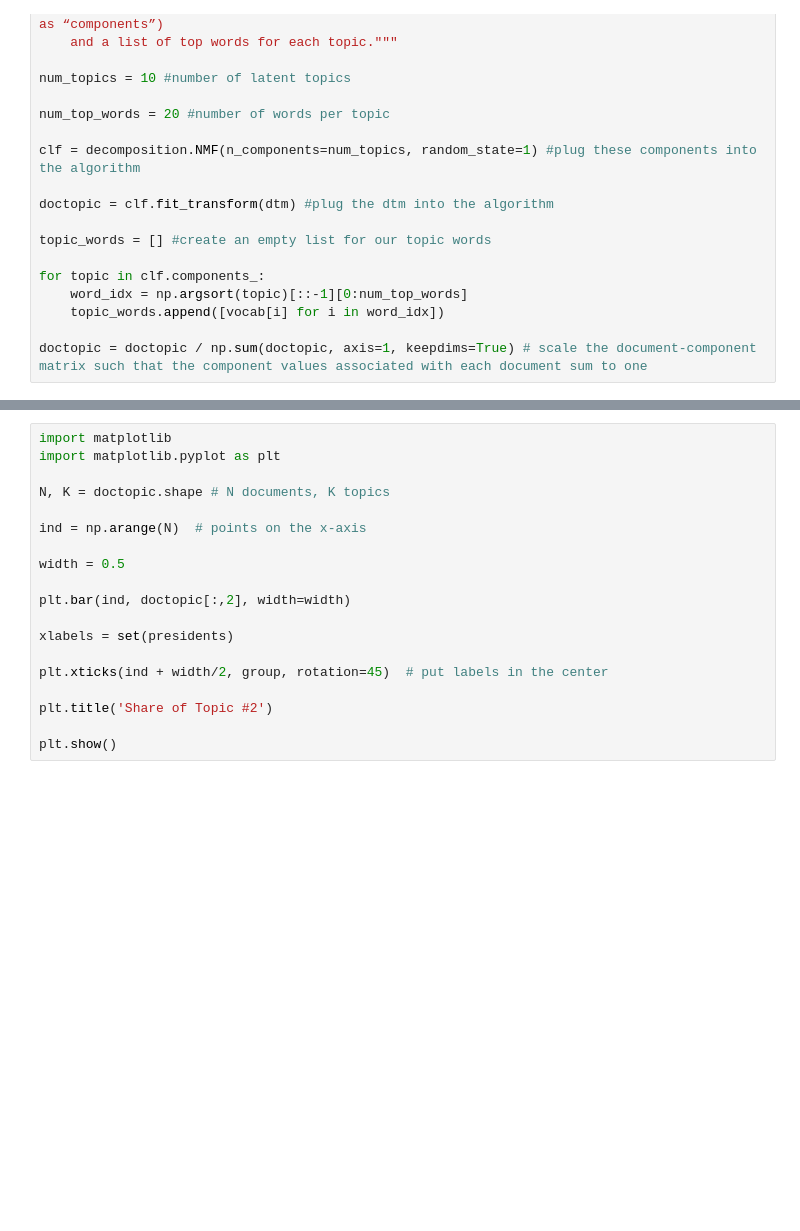
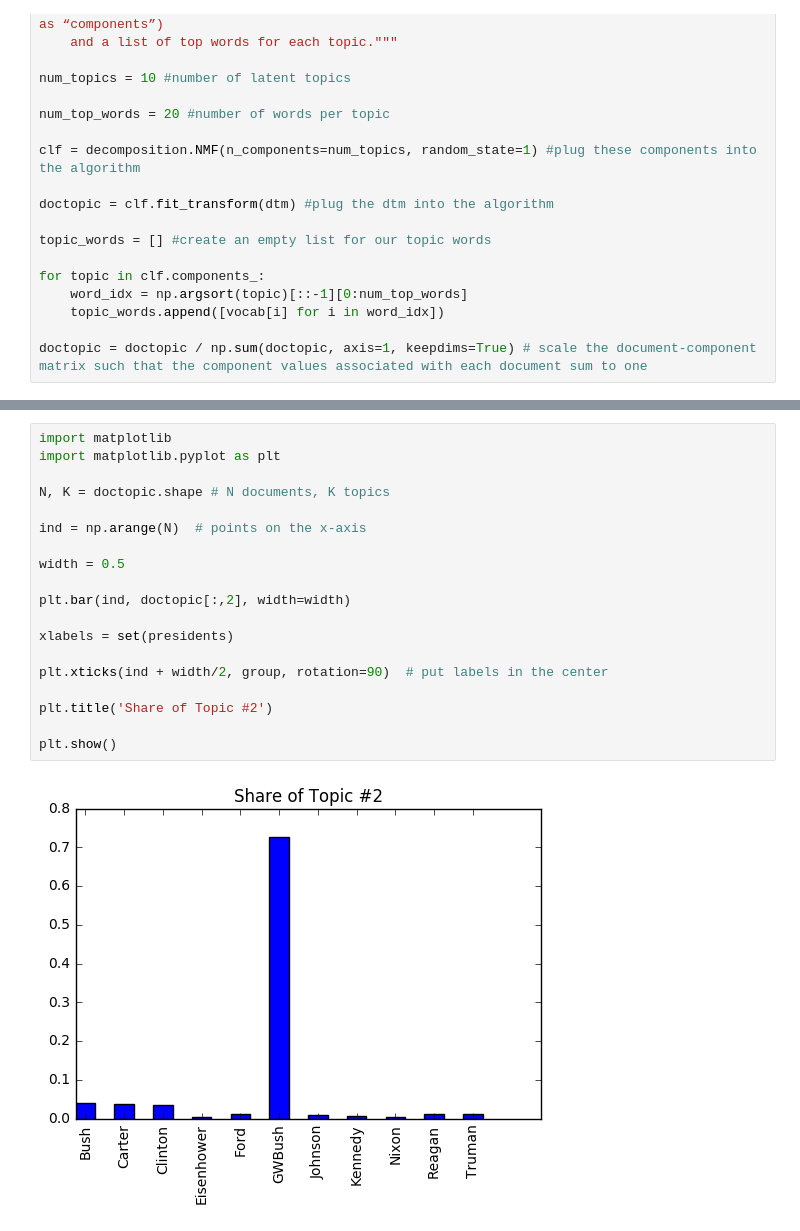
Before and after one commit to ribernhard/PS239T, a Jupyter notebook: 12_text-analysis-python/Intro to Text Analysis Spring 2018.ipynb, the cells around one changed output, grey strips where cells are left out. Cells and saved outputs as stored; diff of their text form; blank space fills up the shorter version.

```diff
--- a/12_text-analysis-python/Intro to Text Analysis Spring 2018.ipynb
+++ b/12_text-analysis-python/Intro to Text Analysis Spring 2018.ipynb
@@ -279,19 +518,21 @@ plt.show()
 # %%
 import matplotlib
 import matplotlib.pyplot as plt
 
 N, K = doctopic.shape # N documents, K topics
 
 ind = np.arange(N)  # points on the x-axis
 
 width = 0.5
 
 plt.bar(ind, doctopic[:,2], width=width)
 
 xlabels = set(presidents)
 
-plt.xticks(ind + width/2, group, rotation=45)  # put labels in the center
+plt.xticks(ind + width/2, group, rotation=90)  # put labels in the center
 
 plt.title('Share of Topic #2')
 
 plt.show()
+# %% [output]
+[figure, added]
```
Also changed, not shown: parts of 32 cells of this notebook, 1 other file.
